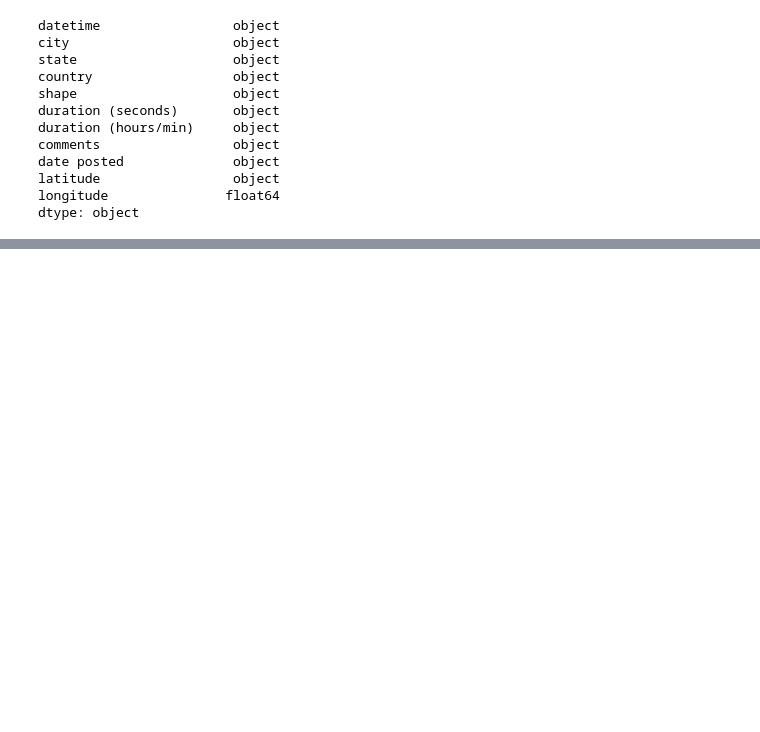
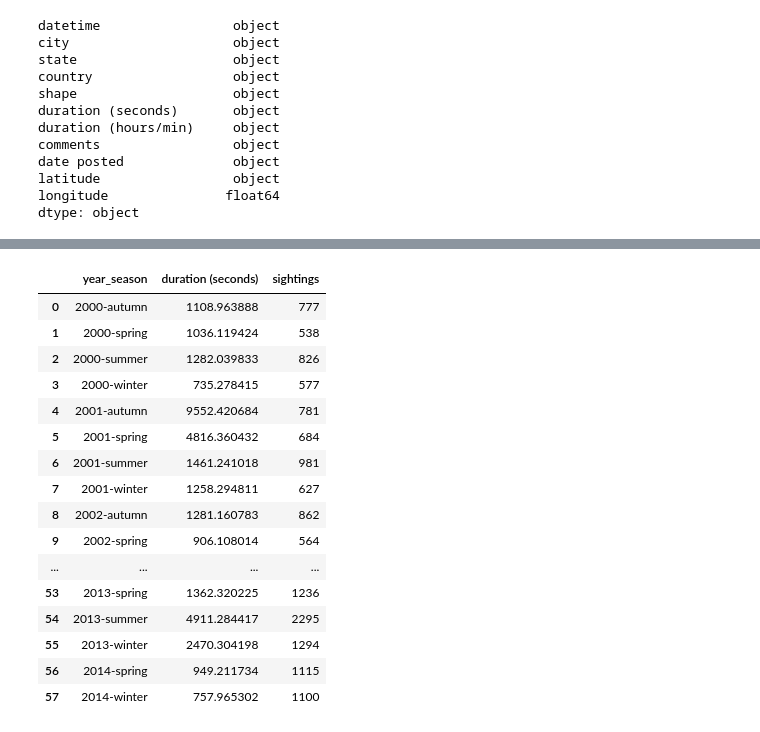
Before and after one commit to JPDZ67/alien, a Jupyter notebook: notebooks/JPDZ67_time_series.ipynb, the cells around one changed output, grey strips where cells are left out. Cells and saved outputs as stored; diff of their text form; code cells hidden in the pictures; blank space fills up the shorter version.

```diff
--- a/notebooks/JPDZ67_time_series.ipynb
+++ b/notebooks/JPDZ67_time_series.ipynb
@@ -87,0 +134,20 @@ Name: datetime, dtype: float64
+# %%
+data_stats_by_month_.reset_index()
+# %% [output]
+|  | year_season | duration (seconds) | sightings |
+| 0 | 2000-autumn | 1108.963888 | 777 |
+| 1 | 2000-spring | 1036.119424 | 538 |
+| 2 | 2000-summer | 1282.039833 | 826 |
+| 3 | 2000-winter | 735.278415 | 577 |
+| 4 | 2001-autumn | 9552.420684 | 781 |
+| 5 | 2001-spring | 4816.360432 | 684 |
+| 6 | 2001-summer | 1461.241018 | 981 |
+| 7 | 2001-winter | 1258.294811 | 627 |
+| 8 | 2002-autumn | 1281.160783 | 862 |
+| 9 | 2002-spring | 906.108014 | 564 |
+| ... | ... | ... | ... |
+| 53 | 2013-spring | 1362.320225 | 1236 |
+| 54 | 2013-summer | 4911.284417 | 2295 |
+| 55 | 2013-winter | 2470.304198 | 1294 |
+| 56 | 2014-spring | 949.211734 | 1115 |
+| 57 | 2014-winter | 757.965302 | 1100 |
```
Also changed, not shown: parts of 17 cells of this notebook.
